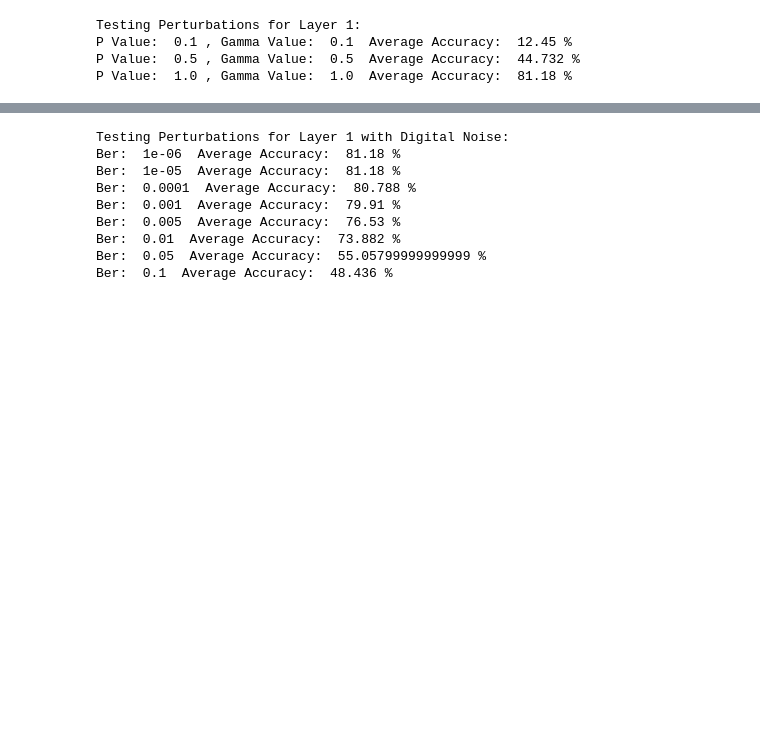
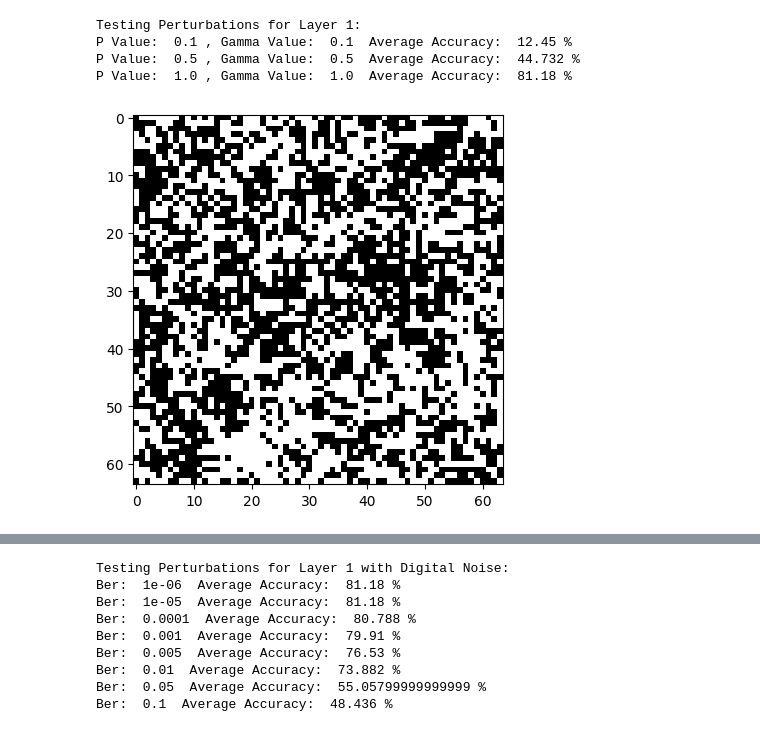
Before and after one commit to Markay12/pynq-finn-FPGA, a Jupyter notebook: noise_weight_analysis/Cifar10/Brevitas/src/Cifar10_Brevitas_NoiseTesting.ipynb, the cells around one changed output, grey strips where cells are left out. Cells and saved outputs as stored; diff of their text form; code cells hidden in the pictures; blank space fills up the shorter version.

Commit message:
updated mask code for test1

```diff
--- a/noise_weight_analysis/Cifar10/Brevitas/src/Cifar10_Brevitas_NoiseTesting.ipynb
+++ b/noise_weight_analysis/Cifar10/Brevitas/src/Cifar10_Brevitas_NoiseTesting.ipynb
@@ -493,3 +493,61 @@ Testing Perturbations for Layer 1:
 P Value:  0.1 , Gamma Value:  0.1  Average Accuracy:  12.45 %
 P Value:  0.5 , Gamma Value:  0.5  Average Accuracy:  44.732 %
 P Value:  1.0 , Gamma Value:  1.0  Average Accuracy:  81.18 %
+# %%
+def random_clust_mask(weight_shape, P, gamma):
+
+    # Generate random NxN matrix with values between 0 and 1
+    N = weight_shape[-1]
+    matrix = np.random.rand(N, N)
+
+    # Compute 2D FFT
+    fft_result = np.fft.fft2(matrix)
+
+    # 1D Frequency Vector with N bins
+    f = np.fft.fftfreq(N, d=1.0/weight_shape[-1])
+    f_x, f_y = np.meshgrid(f, f)
+    f_x[0, 0] = 1e-6
+    f_y[0, 0] = 1e-6
+
+    # Create a 2D filter in frequency space that varies inversely with freq over f
+    # Gamma controls the falloff rate
+    filter_2D = 1/(np.sqrt(f_x**2 + f_y**2))**gamma
+
+    # Mult the 2D elementwise by the filter
+    filtered_fft = fft_result * filter_2D
+
+    # 2D inverse FFT of the filtered result
+    ifft_result = np.fft.ifft2(filtered_fft)
+    ifft_result = np.real(ifft_result)
+
+    # Set the threshold T equal the the max value in IFFT
+    T = ifft_result.max()
+
+    # Init empty bool mask with same dims as ifft
+    mask = np.zeros_like(ifft_result, dtype=bool)
+
+    decrement_step = 0.01
+
+    # Repeat until frac of nonzero values in the mask is greater than or equal to P
+    while True:
+        mask = ifft_result > T
+
+        current_fraction = np.count_nonzero(mask) / (N * N)
+
+        if current_fraction >= P:
+            break
+
+        T -= decrement_step
+
+    # Return tensor with the same shape as the input tensor
+    mask = np.tile(mask, (weight_shape[0], weight_shape[1], 1, 1))
+    return torch.tensor(mask, dtype=torch.float)
+
+weight = torch.randn((1, 1, 64, 64))
+
+mask = random_clust_mask(weight.shape, 0.5, 0.5)
+
+plt.imshow(mask[0, 0], cmap='gray')
+plt.show()
+# %% [output]
+[figure, added]
```
Also changed, not shown: parts of 7 cells of this notebook, 11 other files.
